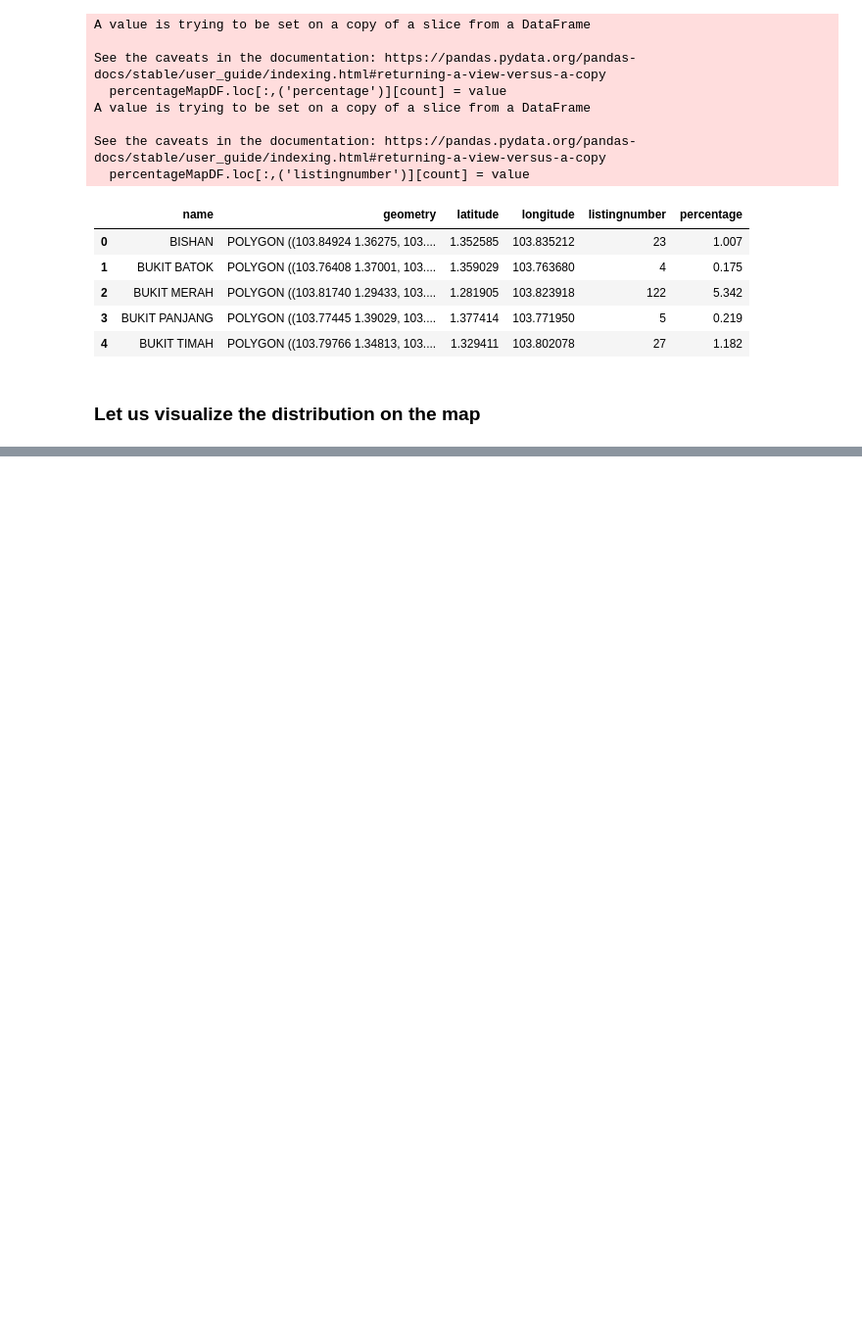
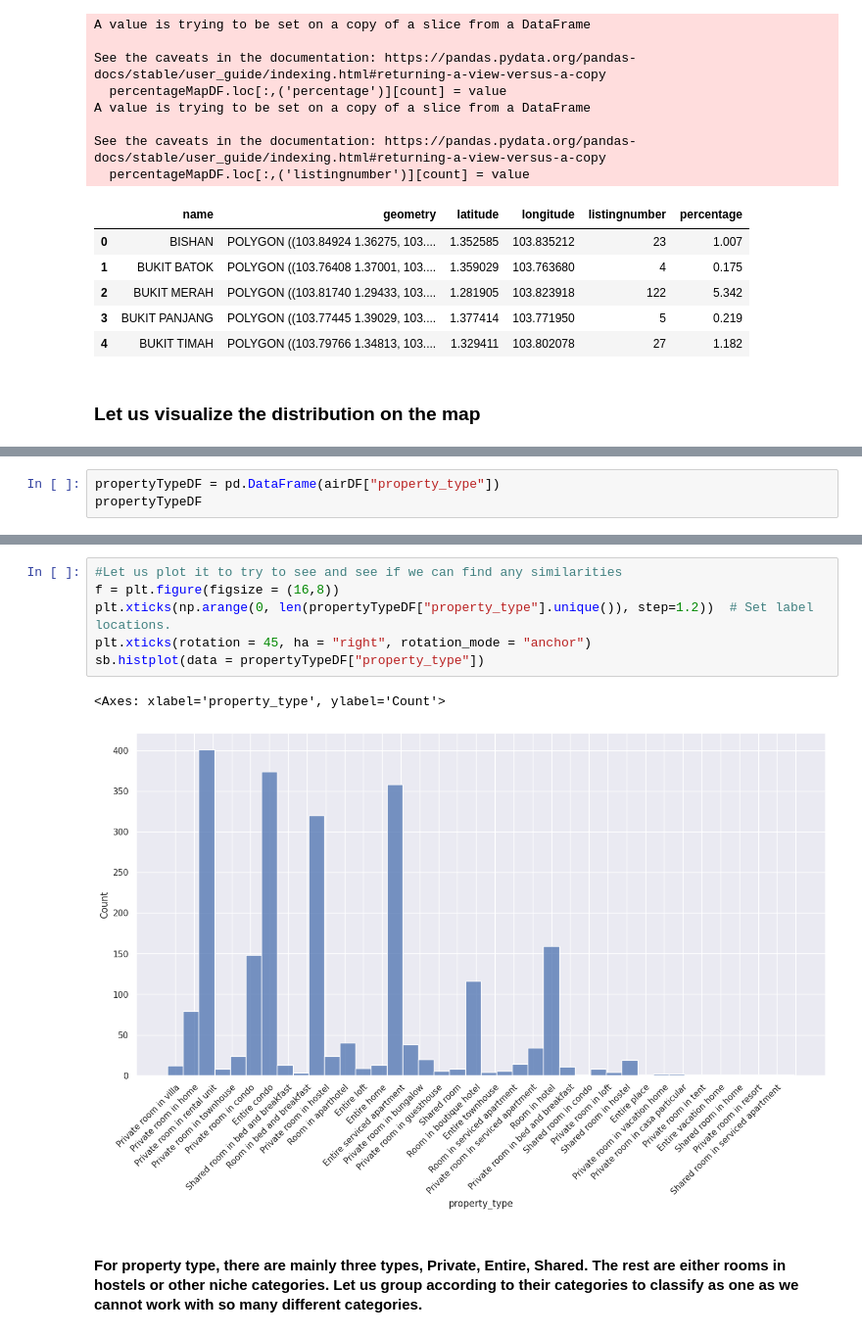
Before and after one commit to isaacchunn/SC1015_MiniPrj_Airbnb, a Jupyter notebook: AirbnbAnalysis.ipynb, the cells around one changed output, grey strips where cells are left out. Shown at 98% size. Drawn from its saved outputs; the diff is of its cells as text; blank space fills up the shorter version.

```diff
--- a/AirbnbAnalysis.ipynb
+++ b/AirbnbAnalysis.ipynb
@@ -555,0 +704,3 @@ map
+# %%
+propertyTypeDF = pd.DataFrame(airDF["property_type"])
+propertyTypeDF
@@ -555,0 +729,11 @@ map
+# %%
+#Let us plot it to try to see and see if we can find any similarities
+f = plt.figure(figsize = (16,8))
+plt.xticks(np.arange(0, len(propertyTypeDF["property_type"].unique()), step=1.2))  # Set label locations.
+plt.xticks(rotation = 45, ha = "right", rotation_mode = "anchor")
+sb.histplot(data = propertyTypeDF["property_type"])
+# %% [output]
+<Axes: xlabel='property_type', ylabel='Count'>
+[figure, added]
+# %% [markdown]
+#### For property type, there are mainly three types, Private, Entire, Shared. The rest are either rooms in hostels or other niche categories. Let us group according to their categories to classify as one as we cannot work with so many different categories.
```
Also changed, not shown: parts of 49 cells of this notebook.
